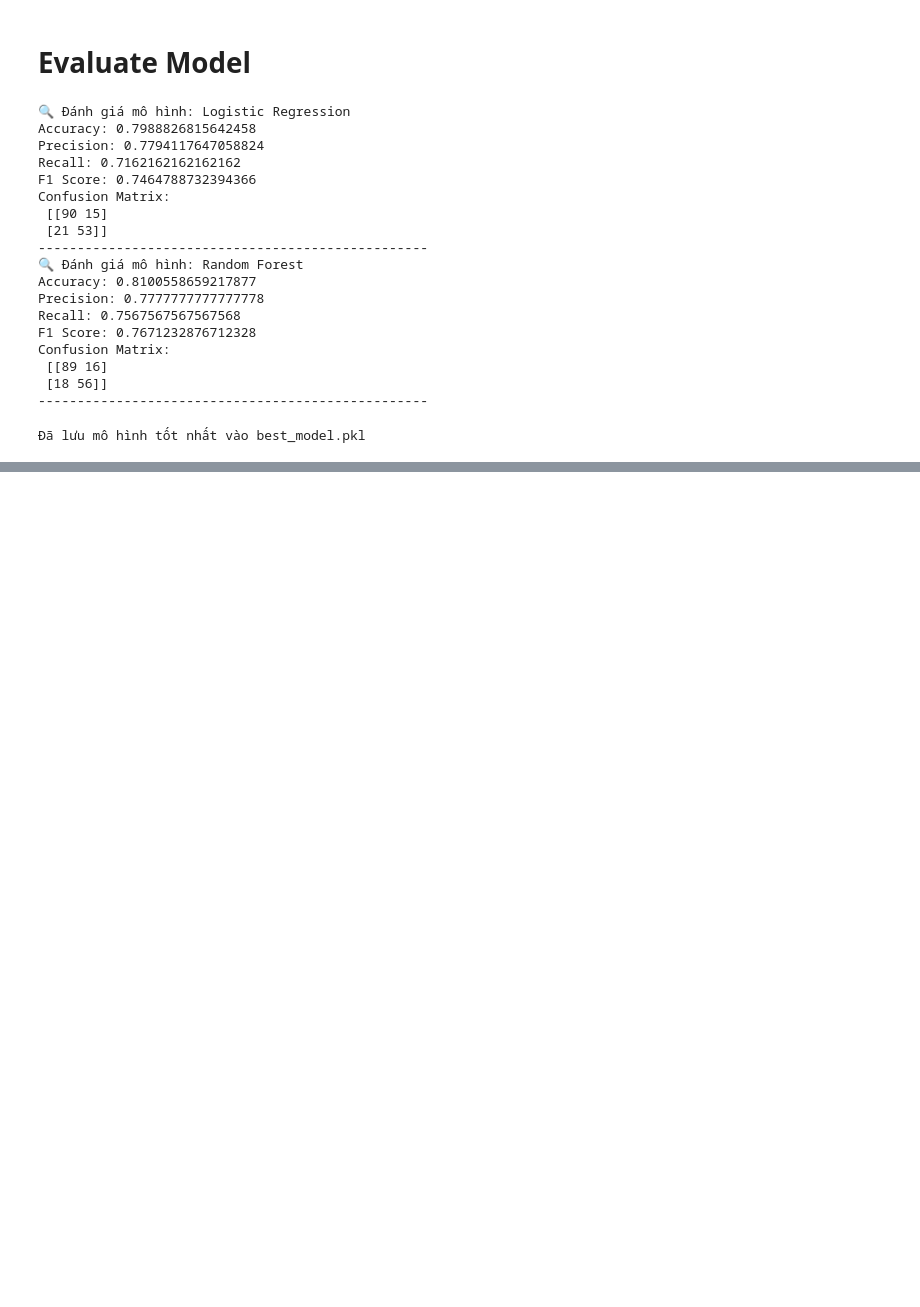
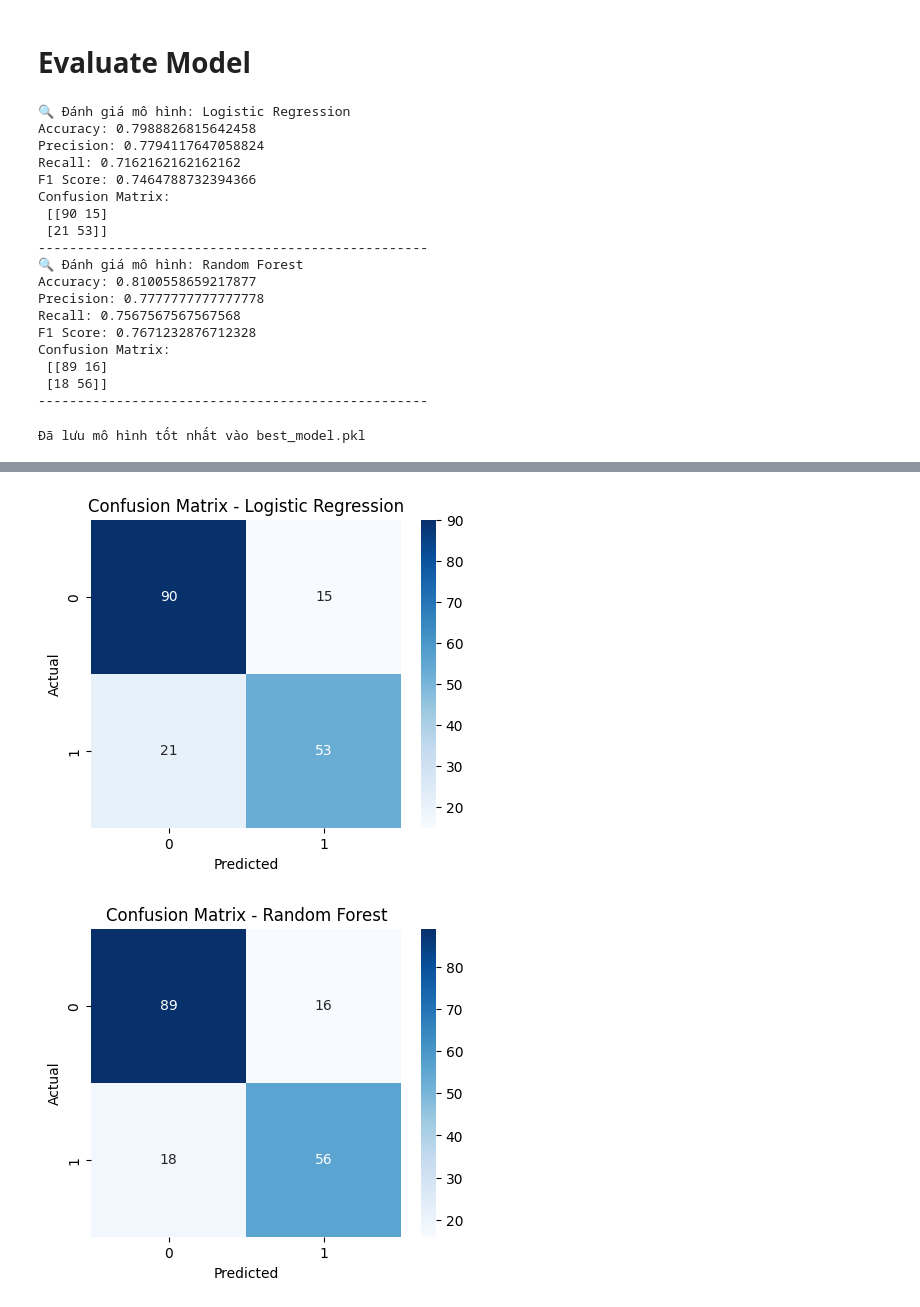
Before and after one commit to thanhvietnguyen/Titanic-ML-project, a Jupyter notebook: src/training_evaluate.ipynb, the cells around one changed output, grey strips where cells are left out. Cells and saved outputs as stored; diff of their text form; code cells hidden in the pictures; blank space fills up the shorter version.

```diff
--- a/src/training_evaluate.ipynb
+++ b/src/training_evaluate.ipynb
@@ -102,0 +112,9 @@ print("Đã lưu mô hình tốt nhất vào best_model.pkl")
+# %%
+def plot_confusion(y_true, y_pred, title="Confusion Matrix"):
+    cm = confusion_matrix(y_true, y_pred)
+    plt.figure(figsize=(5,4))
+    sns.heatmap(cm, annot=True, fmt='d', cmap='Blues')
+    plt.title(title)
+    plt.xlabel("Predicted")
+    plt.ylabel("Actual")
+    plt.show()
@@ -102,0 +146,8 @@ print("Đã lưu mô hình tốt nhất vào best_model.pkl")
+# %%
+# ==== Vẽ ====
+# Confusion Matrix
+plot_confusion(y_test, y_pred_lr, "Confusion Matrix - Logistic Regression")
+plot_confusion(y_test, y_pred_rf, "Confusion Matrix - Random Forest")
+# %% [output]
+[figure, added]
+[figure, added]
```
Also changed, not shown: parts of 7 cells of this notebook.
